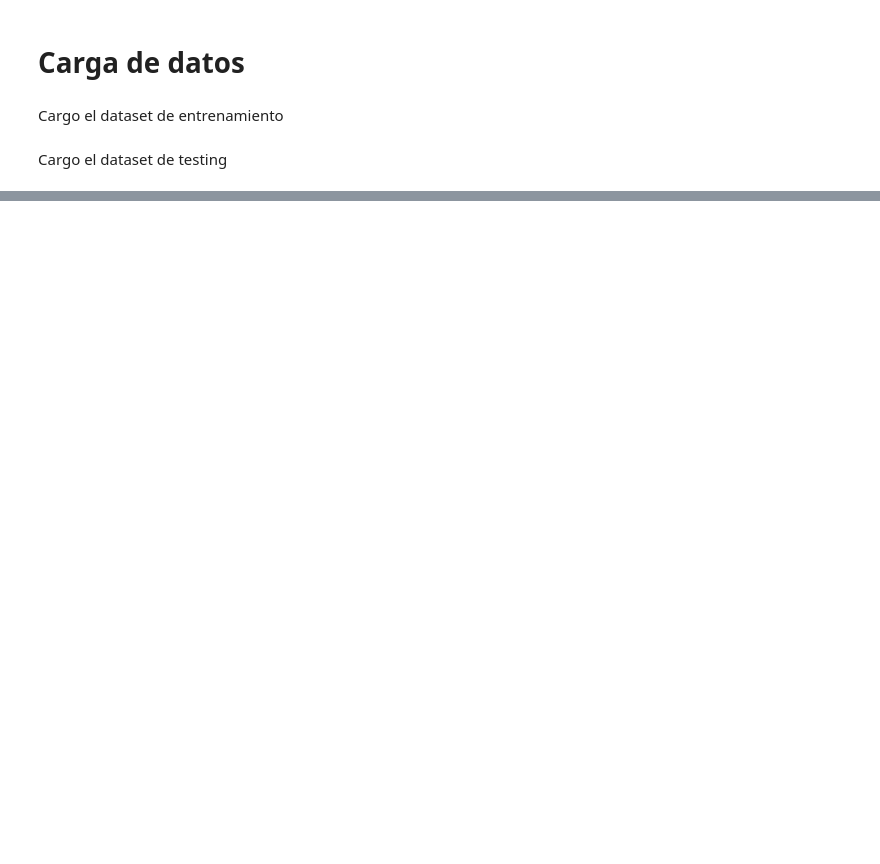
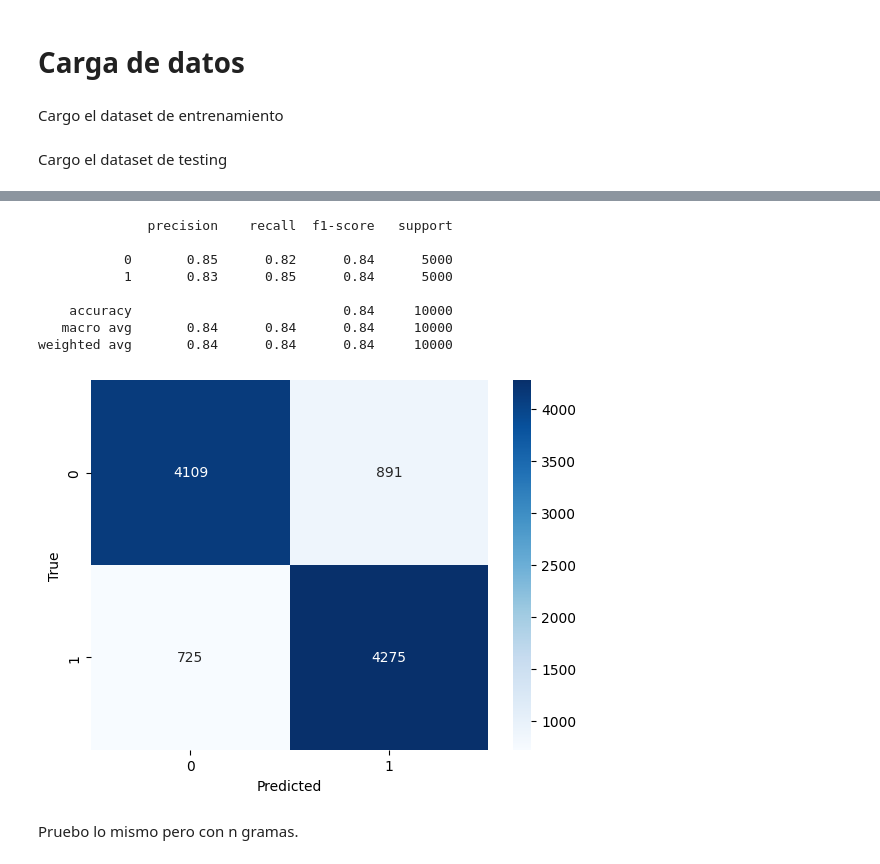
Before and after one commit to regexPattern/fiuba-organizacion-de-datos, a Jupyter notebook: tp2/notebooks/experimentacion/7506R_TP2_GRUPO11_ENTREGA_N2.ipynb, the cells around one changed output, grey strips where cells are left out. Cells and saved outputs as stored; diff of their text form; code cells hidden in the pictures; blank space fills up the shorter version.

```diff
--- a/tp2/notebooks/experimentacion/7506R_TP2_GRUPO11_ENTREGA_N2.ipynb
+++ b/tp2/notebooks/experimentacion/7506R_TP2_GRUPO11_ENTREGA_N2.ipynb
@@ -213,0 +415,26 @@ dump(clf, "naive_bayes_inicial.joblib")
+# %%
+vec = CountVectorizer()
+
+X_train_bag = vec.fit_transform(X_train)
+X_test_bag = vec.transform(X_test)
+X_real = vec.transform(df_test["review_es"])
+# %%
+xgb_base = xgb.XGBClassifier(device="cuda")
+
+if exists('xgb_model_regex_lema_ner_iob_negacion.joblib') == False:
+  randomcv = RandomizedSearchCV(xgb_base,
+                                params_grid,
+                                cv=5,
+                                scoring='f1_micro',
+                                n_iter=5,
+                                random_state=13)
+
+  randomcv = randomcv.fit(X_train_bag, y_train_num)
+
+  print(str(randomcv.best_params_))
+  print(str(randomcv.best_score_))
+
+  xgb_lema_iob_regex_ner = xgb.XGBClassifier()
+  xgb_lema_iob_regex_ner.set_params(**randomcv.best_params_)
+else:
+  xgb_lema_iob_regex_ner = load('xgb_model_regex_lema_ner_iob_negacion.joblib')
@@ -213,0 +463,15 @@ dump(clf, "naive_bayes_inicial.joblib")
+# %%
+xgb_lema_iob_regex_ner.fit(X_train_bag, y_train_num)
+y_pred_test_3 = xgb_lema_iob_regex_ner.predict(X_test_bag)
+# %%
+metricas(y_pred_test_3, y_test_num)
+# %% [output]
+              precision    recall  f1-score   support
+
+           0       0.85      0.82      0.84      5000
+           1       0.83      0.85      0.84      5000
+
+    accuracy                           0.84     10000
+   macro avg       0.84      0.84      0.84     10000
+weighted avg       0.84      0.84      0.84     10000
+[figure, added]
@@ -213,0 +498,2 @@ dump(clf, "naive_bayes_inicial.joblib")
+# %% [markdown]
+Pruebo lo mismo pero con n gramas.
```
Also changed, not shown: parts of 179 cells of this notebook, 3 other files.
